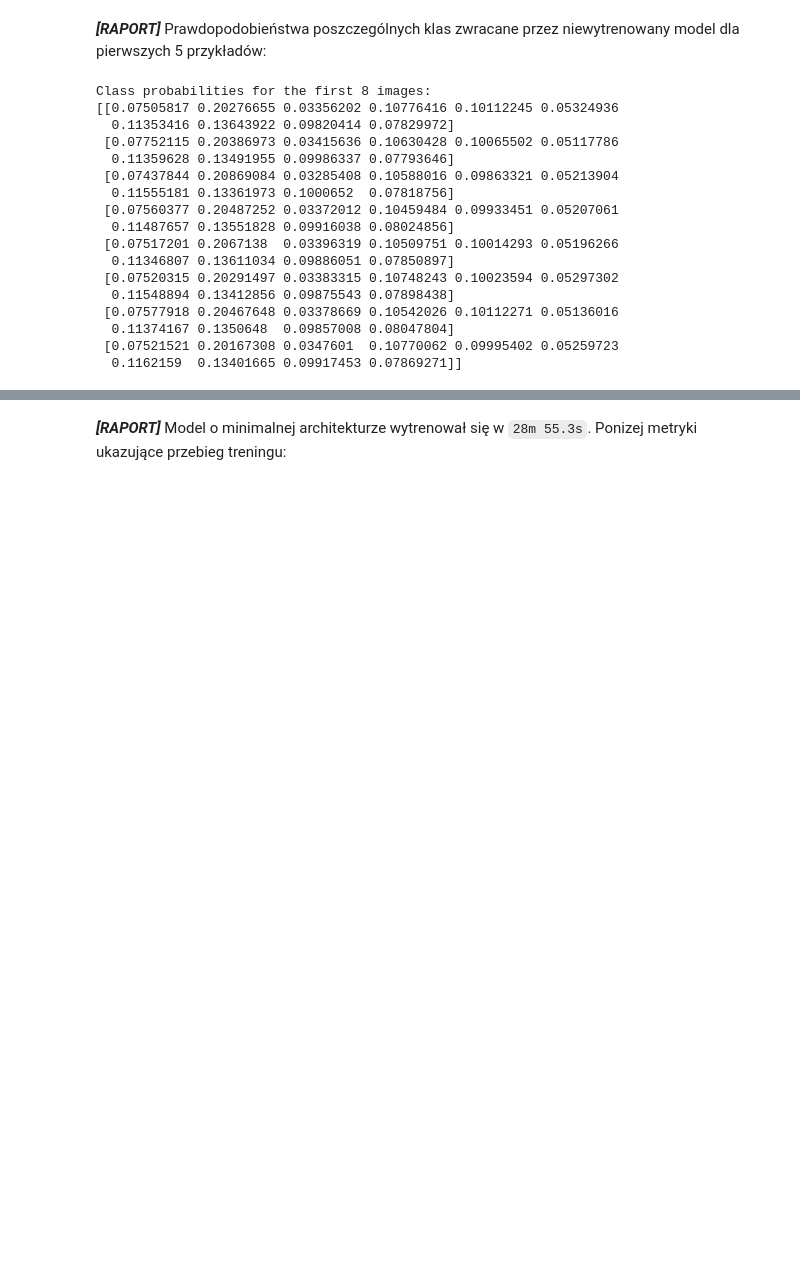
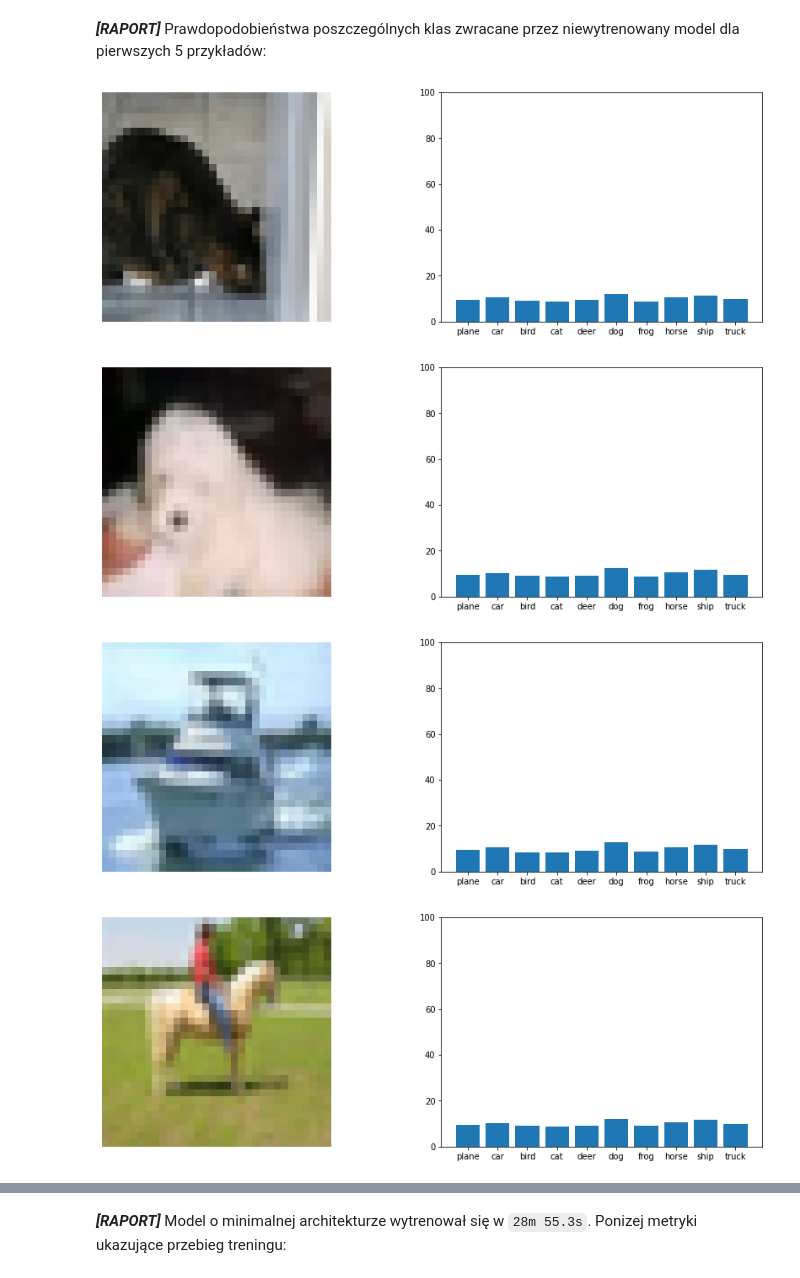
Before and after one commit to Wotaker/TrainingCNN, a Jupyter notebook: raport.ipynb, the cells around one changed output, grey strips where cells are left out. Drawn from its saved outputs; the diff is of its cells as text; code cells hidden in the pictures; blank space fills up the shorter version.

```diff
--- a/raport.ipynb
+++ b/raport.ipynb
@@ -96,28 +70,9 @@ def class_membership_hist(batch: Array):
-# %%
-first_n = 8
-dummy_batch = x_train[:first_n]
-dummy_labels = y_train[:first_n]
-
-init_state = create_MinCNN(dummy_batch, jkey(SEED))
-dummy_predictions = predict_probs(init_state, dummy_batch)
-
-print(f"Class probabilities for the first {first_n} images:")
-print(dummy_predictions)
-# %% [output]
-Class probabilities for the first 8 images:
-[[0.07505817 0.20276655 0.03356202 0.10776416 0.10112245 0.05324936
-  0.11353416 0.13643922 0.09820414 0.07829972]
- [0.07752115 0.20386973 0.03415636 0.10630428 0.10065502 0.05117786
-  0.11359628 0.13491955 0.09986337 0.07793646]
- [0.07437844 0.20869084 0.03285408 0.10588016 0.09863321 0.05213904
-  0.11555181 0.13361973 0.1000652  0.07818756]
- [0.07560377 0.20487252 0.03372012 0.10459484 0.09933451 0.05207061
-  0.11487657 0.13551828 0.09916038 0.08024856]
- [0.07517201 0.2067138  0.03396319 0.10509751 0.10014293 0.05196266
-  0.11346807 0.13611034 0.09886051 0.07850897]
- [0.07520315 0.20291497 0.03383315 0.10748243 0.10023594 0.05297302
-  0.11548894 0.13412856 0.09875543 0.07898438]
- [0.07577918 0.20467648 0.03378669 0.10542026 0.10112271 0.05136016
-  0.11374167 0.1350648  0.09857008 0.08047804]
- [0.07521521 0.20167308 0.0347601  0.10770062 0.09995402 0.05259723
-  0.1162159  0.13401665 0.09917453 0.07869271]]
+# %%
+first_n = 5
+for i in range(first_n):
+    single_prediction(x_train[i], DUMMY_MODEL, verbose=True)
+# %% [output]
+[figure, added]
+[figure, added]
+[figure, added]
+[figure, added]
```
Also changed, not shown: parts of 14 cells of this notebook, 3 other files.
